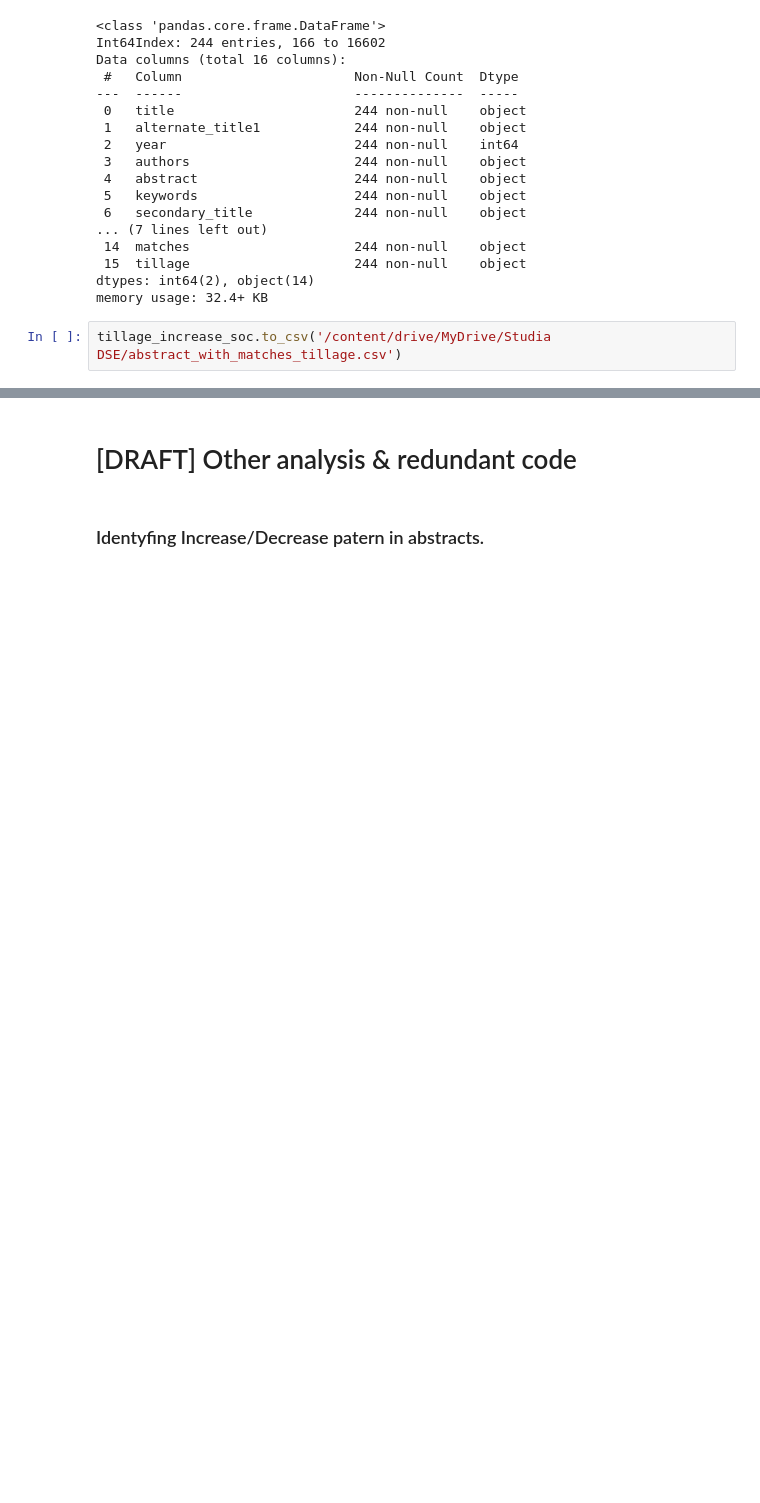
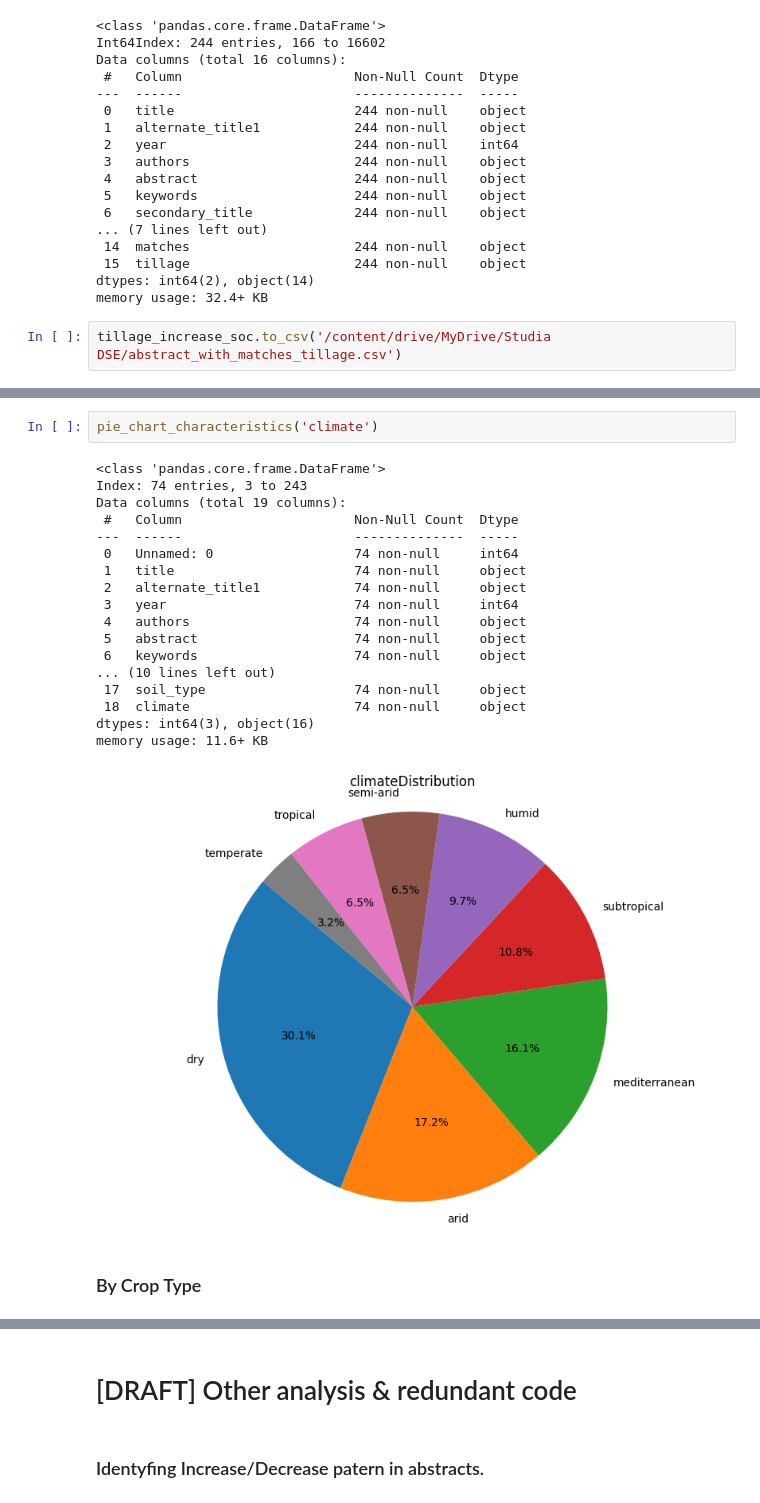
Before and after one commit to olalepek/Text-Mining---Agriculture, a Jupyter notebook: Agriculture_Tweet_Text_Mining_and_Sentimental_analysis.ipynb, the cells around one changed output, grey strips where cells are left out. Cells and saved outputs as stored; diff of their text form; blank space fills up the shorter version.

```diff
--- a/Agriculture_Tweet_Text_Mining_and_Sentimental_analysis.ipynb
+++ b/Agriculture_Tweet_Text_Mining_and_Sentimental_analysis.ipynb
@@ -702,0 +986,23 @@ tillage_increase_soc.to_csv('/content/drive/MyDrive/Studia DSE/abstract_with_mat
+# %%
+pie_chart_characteristics('climate')
+# %% [output]
+<class 'pandas.core.frame.DataFrame'>
+Index: 74 entries, 3 to 243
+Data columns (total 19 columns):
+ #   Column                      Non-Null Count  Dtype
+---  ------                      --------------  -----
+ 0   Unnamed: 0                  74 non-null     int64
+ 1   title                       74 non-null     object
+ 2   alternate_title1            74 non-null     object
+ 3   year                        74 non-null     int64
+ 4   authors                     74 non-null     object
+ 5   abstract                    74 non-null     object
+ 6   keywords                    74 non-null     object
+... (10 lines left out)
+ 17  soil_type                   74 non-null     object
+ 18  climate                     74 non-null     object
+dtypes: int64(3), object(16)
+memory usage: 11.6+ KB
+[figure, added]
+# %% [markdown]
+### By Crop Type
```
Also changed, not shown: parts of 49 cells of this notebook.
